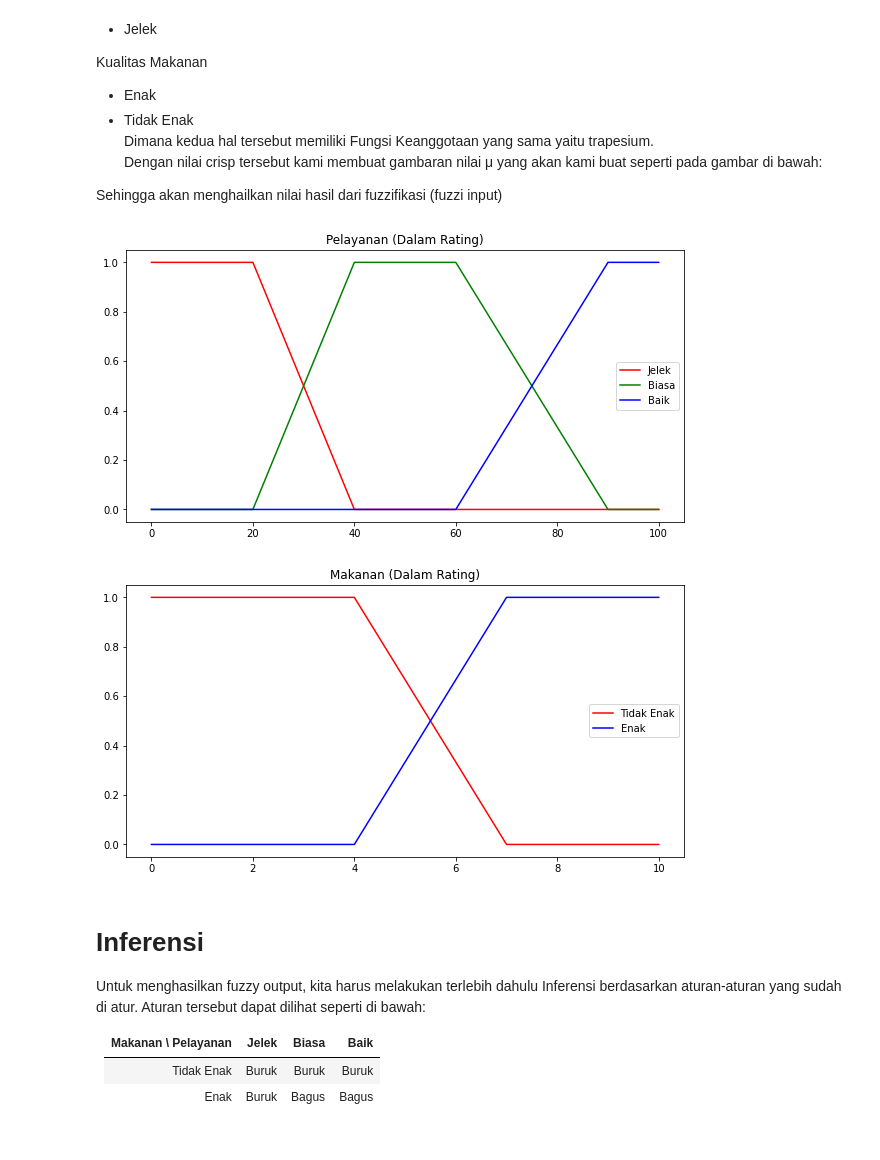
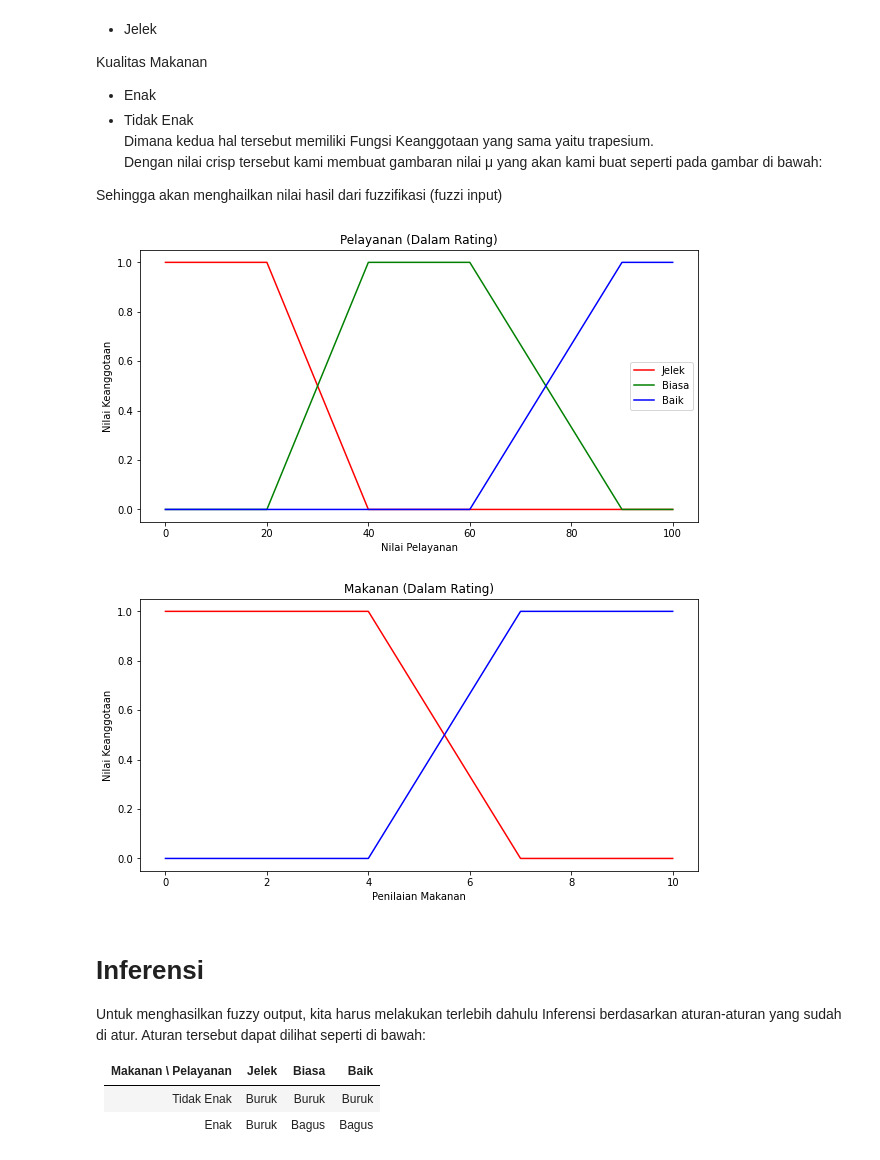
Before and after one commit to kaenova/AI_Tupro2, a Jupyter notebook: notebooks/main.ipynb, the cells around one changed output. Saved outputs shown, nothing was run; the diff lists cells and outputs as text; code cells hidden in the pictures.

Commit message:
adding xlabel ylabel on notebooks, and adding figures

```diff
--- a/notebooks/main.ipynb
+++ b/notebooks/main.ipynb
@@ -88,39 +88,40 @@ def GambarPelayanan():
 
     x3 = [0,60,90,100]
     y3 = [0,0,1,1]
 
     plt.figure(figsize=(10,5))
     plt.plot(x1, y1,'r-',label = 'Jelek')
     plt.plot(x2, y2,'g-',label = 'Biasa')
     plt.plot(x3, y3,'b-',label = 'Baik')
-
+    plt.xlabel('Nilai Pelayanan')
+    plt.ylabel('Nilai Keanggotaan')
     plt.title('Pelayanan (Dalam Rating)')
     plt.legend()
     plt.savefig('../reports/figures/fungsi_keanggotaan_pelayanan.jpg', format='jpg', dpi=300)
     plt.show()
 
 def GambarMakanan():
     x1 = [0,4,7,10]
     y1 = [1,1,0,0]
 
     x2 = [0,4,7,10]
     y2 = [0,0,1,1]
 
-    plt.figure(figsize=(10,5))
+    fig = plt.figure(figsize=(10,5))
     plt.plot(x1, y1,'r-',label = 'Tidak Enak')
     plt.plot(x2, y2,'b-',label = 'Enak')
-
+    plt.xlabel('Penilaian Makanan')
+    plt.ylabel('Nilai Keanggotaan')
     plt.title('Makanan (Dalam Rating)')
-    plt.legend()
     plt.savefig('../reports/figures/fungsi_keanggotaan_makanan.jpg', format='jpg', dpi=300)
     plt.show()
 
 
 GambarPelayanan()
 GambarMakanan()
 # %% [output]
-[figure, old version]
+[figure, new version]
-[figure, old version]
+[figure, new version]
 # %%
 def fuzzifikasi(restoran_temp):
     for i in range (len(restoran_temp)):
```
Also changed, not shown: parts of 1 cell of this notebook, 5 other files.
